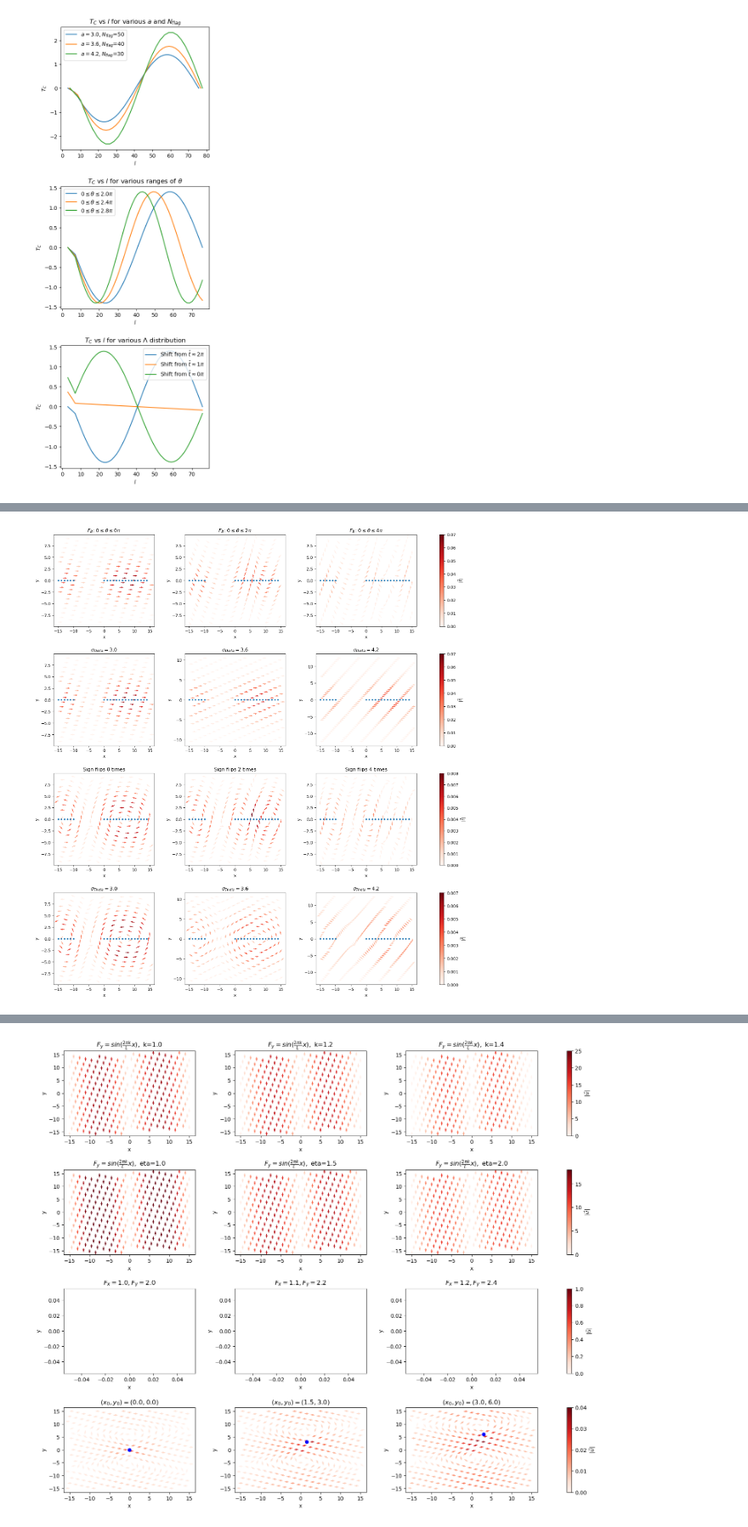
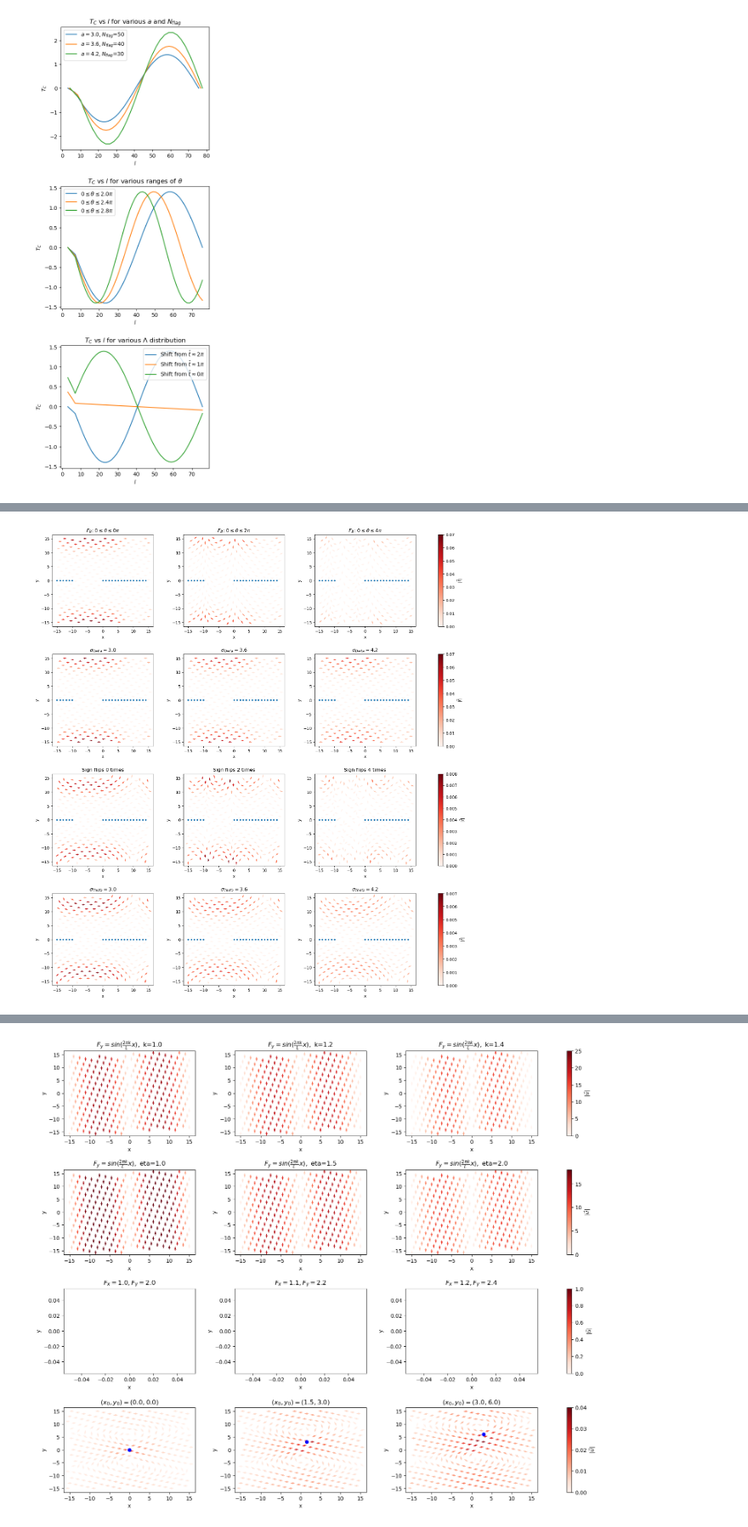
Before and after one commit to lyuanz/sperm_test, a Jupyter notebook: testing.ipynb, the cells around one changed output, grey strips where cells are left out. Shown at 85% size. Drawn from its saved outputs; the diff is of its cells as text; code cells hidden in the pictures.

Commit message:
testing the cupy version of fcm_spread

```diff
--- a/testing.ipynb
+++ b/testing.ipynb
@@ -601,18 +585,3 @@ def fcm_spread(F_B, Lambda, T_E, T_C, sperm_coordinates, L_x, L_y, N_x, N_y, sig
     f_complex += 0.5*oaconvolve(T_z, g_complex, mode='same')
     f = np.stack((f_complex.real, f_complex.imag), axis=-1)
     return f
-# %%
-Lambda = np.zeros((72, 2))
-T_E = T_C = np.zeros(71)
-x = np.linspace(0, 76, 143)
-y = np.zeros(143)
-L_x = L_y = 1000
-N_x = N_y = 3000
-x[x >= L_x*0.5] -= L_x
-x[x < -L_x*0.5] += L_x
-y[y >= L_y*0.5] -= L_y
-y[y < -L_y*0.5] += L_y
-s = np.vstack([x, y]).T
-sigma_Delta = sigma_Theta = 3
-F_B = np.zeros((71, 2))
-F_B[:, 0] = 1
@@ -634,7 +699,7 @@ T_E = T_C = np.zeros(10)
 x = np.linspace(0, 20, 21)
 y = np.zeros(21)
 L_x = L_y = 30
-N_x = N_y = 61
+N_x = N_y = 60
 x[x >= L_x*0.5] -= L_x
 x[x < -L_x*0.5] += L_x
 y[y >= L_y*0.5] -= L_y
@@ -646,7 +711,7 @@ for i in range(3):
     gen_f = i*np.linspace(0, 2*np.pi, 10)
     F_B[:, 0] = np.cos(gen_f)
     F_B[:, 1] = np.sin(gen_f)
-    f = fcm_spread(F_B, Lambda, T_E, T_C, s, L_x, L_y, N_x, N_y, sigma_Delta, sigma_Theta)
+    f = cp.asnumpy(fcm_spread(F_B, Lambda, T_E, T_C, s, L_x, L_y, N_x, N_y, sigma_Delta, sigma_Theta))
     grid_x = np.linspace(-0.5*L_x, 0.5*L_x, N_x)
     grid_y = np.linspace(-0.5*L_y, 0.5*L_y, N_y)
     grid_x, grid_y = np.meshgrid(grid_x, grid_y, indexing='ij')
@@ -675,7 +740,7 @@ T_E = T_C = np.zeros(10)
 x = np.linspace(0, 20, 21)
 y = np.zeros(21)
 L_x = L_y = 30
-N_x = N_y = 61
+N_x = N_y = 60
 x[x >= L_x*0.5] -= L_x
 x[x < -L_x*0.5] += L_x
 y[y >= L_y*0.5] -= L_y
@@ -686,7 +751,7 @@ F_B = np.zeros((10, 2))
 F_B[:, 0] = 1
 for i in range(3):
     sigma_Delta = 3 + i*0.6
-    f = fcm_spread(F_B, Lambda, T_E, T_C, s, L_x, L_y, N_x, N_y, sigma_Delta, sigma_Theta)
+    f = cp.asnumpy(fcm_spread(F_B, Lambda, T_E, T_C, s, L_x, L_y, N_x, N_y, sigma_Delta, sigma_Theta))
     grid_x = np.linspace(-0.5*L_x, 0.5*L_x, N_x)
     grid_y = np.linspace(-0.5*L_y, 0.5*L_y, N_y)
     grid_x, grid_y = np.meshgrid(grid_x, grid_y, indexing='ij')
@@ -715,7 +780,7 @@ T_C = np.zeros(10)
 x = np.linspace(0, 20, 21)
 y = np.zeros(21)
 L_x = L_y = 30
-N_x = N_y = 61
+N_x = N_y = 60
 x[x >= L_x*0.5] -= L_x
 x[x < -L_x*0.5] += L_x
 y[y >= L_y*0.5] -= L_y
@@ -726,7 +791,7 @@ F_B = np.zeros((10, 2))
 for i in range(3):
     gen_t = i*np.linspace(0, 2*np.pi, 10)
     T_E = np.sign(np.cos(gen_t))
-    f = fcm_spread(F_B, Lambda, T_E, T_C, s, L_x, L_y, N_x, N_y, sigma_Delta, sigma_Theta)
+    f = cp.asnumpy(fcm_spread(F_B, Lambda, T_E, T_C, s, L_x, L_y, N_x, N_y, sigma_Delta, sigma_Theta))
     grid_x = np.linspace(-0.5*L_x, 0.5*L_x, N_x)
     grid_y = np.linspace(-0.5*L_y, 0.5*L_y, N_y)
     grid_x, grid_y = np.meshgrid(grid_x, grid_y, indexing='ij')
@@ -755,7 +820,7 @@ T_C = np.zeros(10)
 x = np.linspace(0, 20, 21)
 y = np.zeros(21)
 L_x = L_y = 30
-N_x = N_y = 61
+N_x = N_y = 60
 x[x >= L_x*0.5] -= L_x
 x[x < -L_x*0.5] += L_x
 y[y >= L_y*0.5] -= L_y
@@ -763,33 +828,33 @@ y[y < -L_y*0.5] += L_y
 s = np.vstack([x, y]).T
 sigma_Delta = 3
 F_B = np.zeros((10, 2))
 T_E = np.ones(10)
 for i in range(3):
     sigma_Theta = 3 + i*0.6
-    f = fcm_spread(F_B, Lambda, T_E, T_C, s, L_x, L_y, N_x, N_y, sigma_Delta, sigma_Theta)
+    f = cp.asnumpy(fcm_spread(F_B, Lambda, T_E, T_C, s, L_x, L_y, N_x, N_y, sigma_Delta, sigma_Theta))
     grid_x = np.linspace(-0.5*L_x, 0.5*L_x, N_x)
     grid_y = np.linspace(-0.5*L_y, 0.5*L_y, N_y)
     grid_x, grid_y = np.meshgrid(grid_x, grid_y, indexing='ij')
     mag = np.sqrt(f[...,0]**2+f[...,1]**2)
     mask = mag > mag_threshold
     f_hat_x = f[...,0][mask] / mag[mask]
     f_hat_y = f[...,1][mask] / mag[mask]
     Q = ax[3, i].quiver(
     grid_x[mask][::quiver_step], grid_y[mask][::quiver_step],        # origins
     f_hat_x[::quiver_step], f_hat_y[::quiver_step],    # arrow components
     mag[mask][::quiver_step],
     angles='xy',           # interpret u,v in data coords
     cmap='Reds',
     width=0.005,
     clim=(0, 0.007)
     )
     ax[3, i].plot(x, y, '.')
     ax[3, i].set_title(r"$\sigma_{Theta}=$"+f"{sigma_Theta:.1f}")
     ax[3, i].set_xlabel('x')
     ax[3, i].set_ylabel('y')
 fig.colorbar(Q, ax=ax[3, :], label=r'$|\vec{f}|$')
 
 plt.show()
 # %% [output]
-[figure, old version]
+[figure, new version]
 # %%
```
Also changed, not shown: parts of 7 cells of this notebook.
